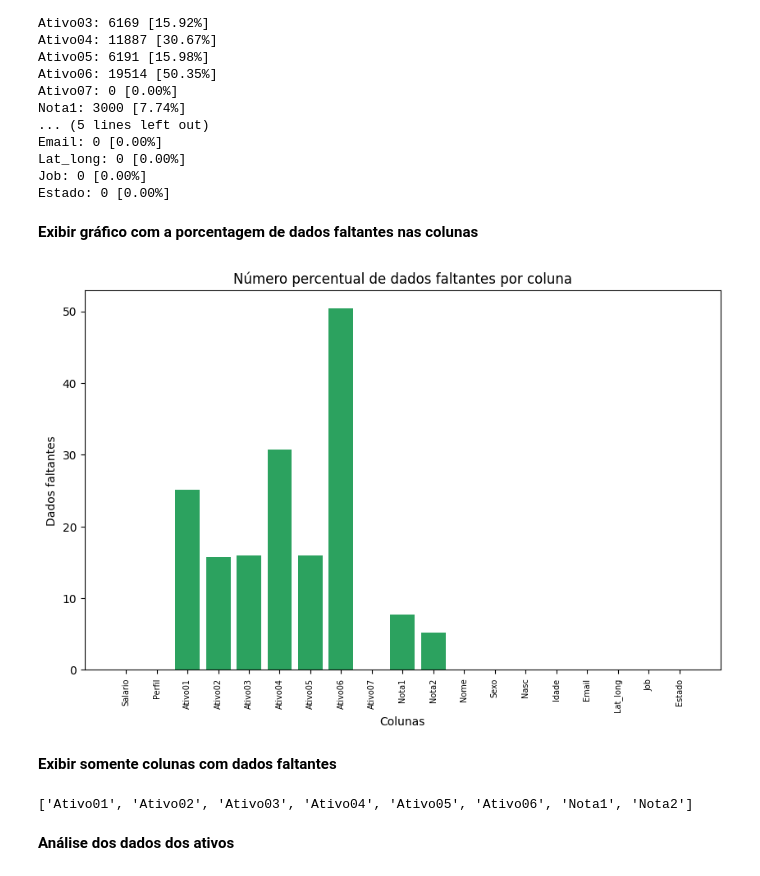
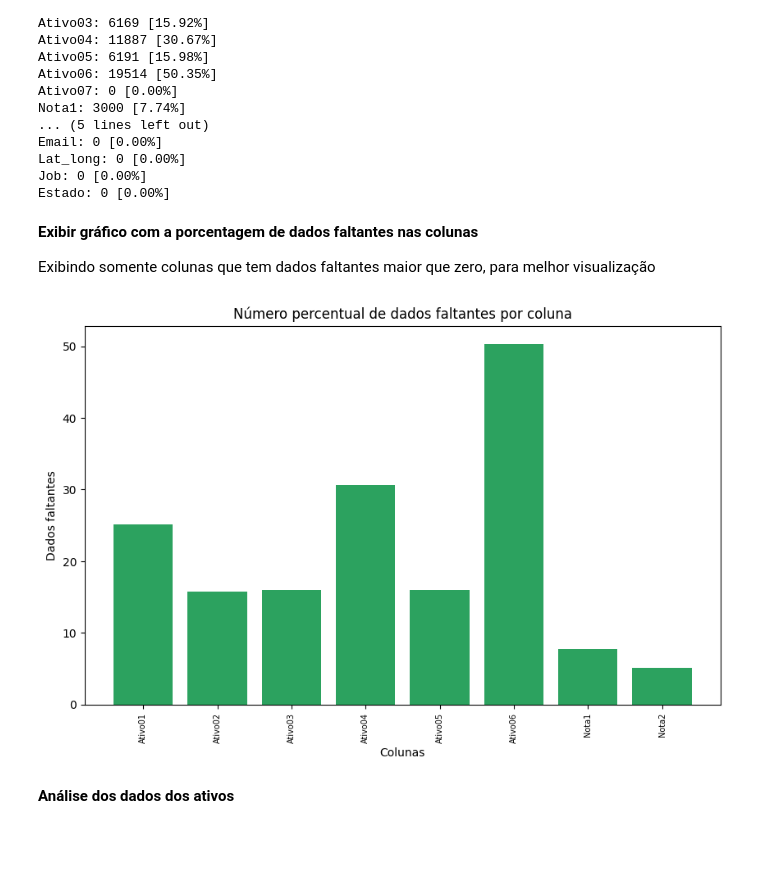
Before and after one commit to castroavila/projeto_aplicado_modulo_3, a Jupyter notebook: Proj 1 - pandas - notebook.ipynb, the cells around one changed output. Cells and saved outputs as stored; diff of their text form; code cells hidden in the pictures; blank space fills up the shorter version.

Commit message:
- Pequenos ajustes e correções nos exercicios.  - Adiciona um mapa de calor para correlações dos ativos.

```diff
--- a/Proj 1 - pandas - notebook.ipynb
+++ b/Proj 1 - pandas - notebook.ipynb
@@ -189,46 +189,36 @@ Job: 0 [0.00%]
 Estado: 0 [0.00%]
 # %% [markdown]
 **Exibir gráfico com a porcentagem de dados faltantes nas colunas**
+
+Exibindo somente colunas que tem dados faltantes maior que zero, para melhor visualização
 # %%
 import matplotlib.pyplot as plt
 
 def plotar_grafico_nans(dataset):
     n_linhas = len(dataset) # número total de linhas
     colunas_nans = dataset.isnull().sum() # número de NaNs por coluna
+    colunas_nans = colunas_nans[colunas_nans != 0] #somente colunas que possuem valores NaN's
 
     labels = colunas_nans.index.to_list()
     values = colunas_nans.values / n_linhas * 100
     color = '#2ca25f'
 
     fig_nulls, ax_nulls = plt.subplots(nrows=1, ncols=1, figsize=(10, 6))
     ax_nulls.bar(
         [i for i in range(0, len(labels))],
         values,
         color=color,
     )
 
     ax_nulls.set_xticks([i for i in range(0, len(labels))])
     ax_nulls.set_xticklabels(labels, fontsize=7, rotation=90)
     ax_nulls.set_ylabel('Dados faltantes')
     ax_nulls.set_xlabel('Colunas')
     ax_nulls.set_title('Número percentual de dados faltantes por coluna')
 
 plotar_grafico_nans(invest_cadastro)
 # %% [output]
-[figure, old version]
+[figure, new version]
-# %% [markdown]
-**Exibir somente colunas com dados faltantes**
-# %%
-def retornar_colunas_nans(dataset):
-    colunas_nans = dataset.isnull().sum()
-    values = colunas_nans.values
-    mascara = (values != 0)
-    lista_colunas_nans_true = pd.Series(colunas_nans.keys())[mascara].tolist()
-    return lista_colunas_nans_true
-
-print(retornar_colunas_nans(invest_cadastro))
-# %% [output]
-['Ativo01', 'Ativo02', 'Ativo03', 'Ativo04', 'Ativo05', 'Ativo06', 'Nota1', 'Nota2']
 # %% [markdown]
 **Análise dos dados dos ativos**
 # %%
```
Also changed, not shown: parts of 8 cells of this notebook.
